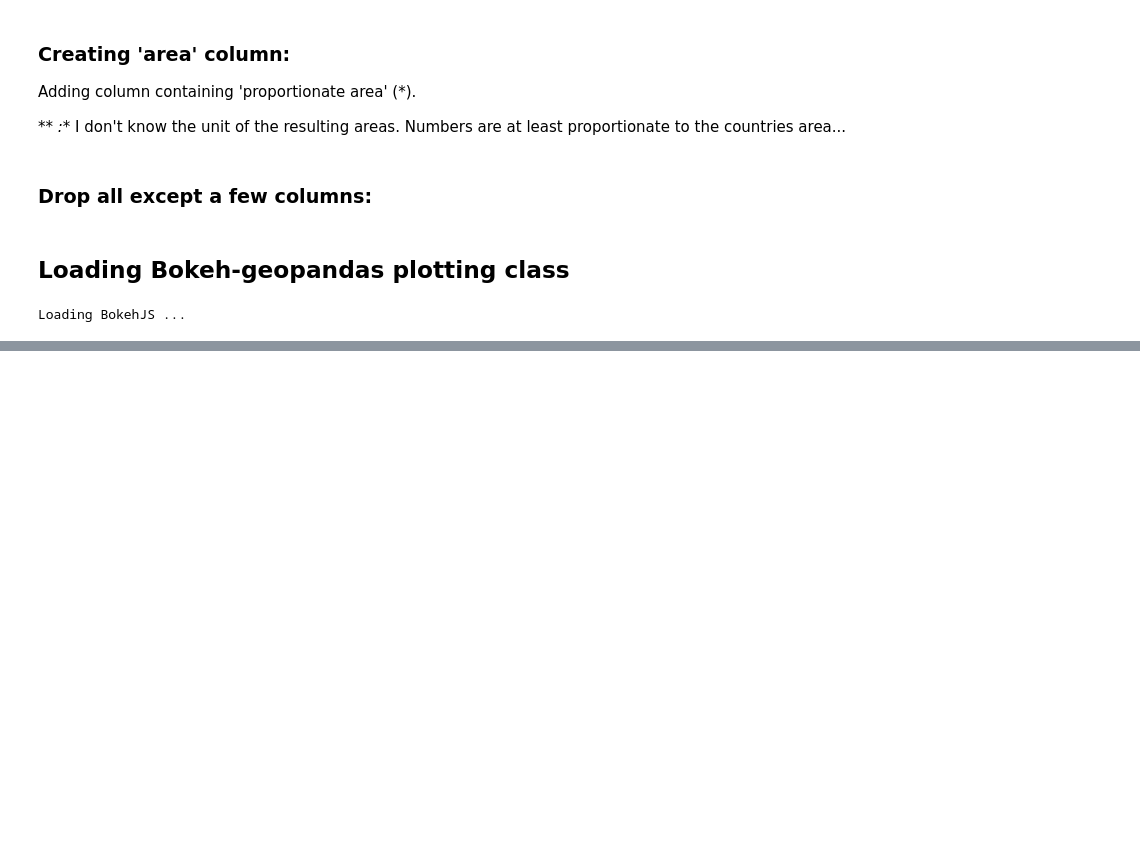
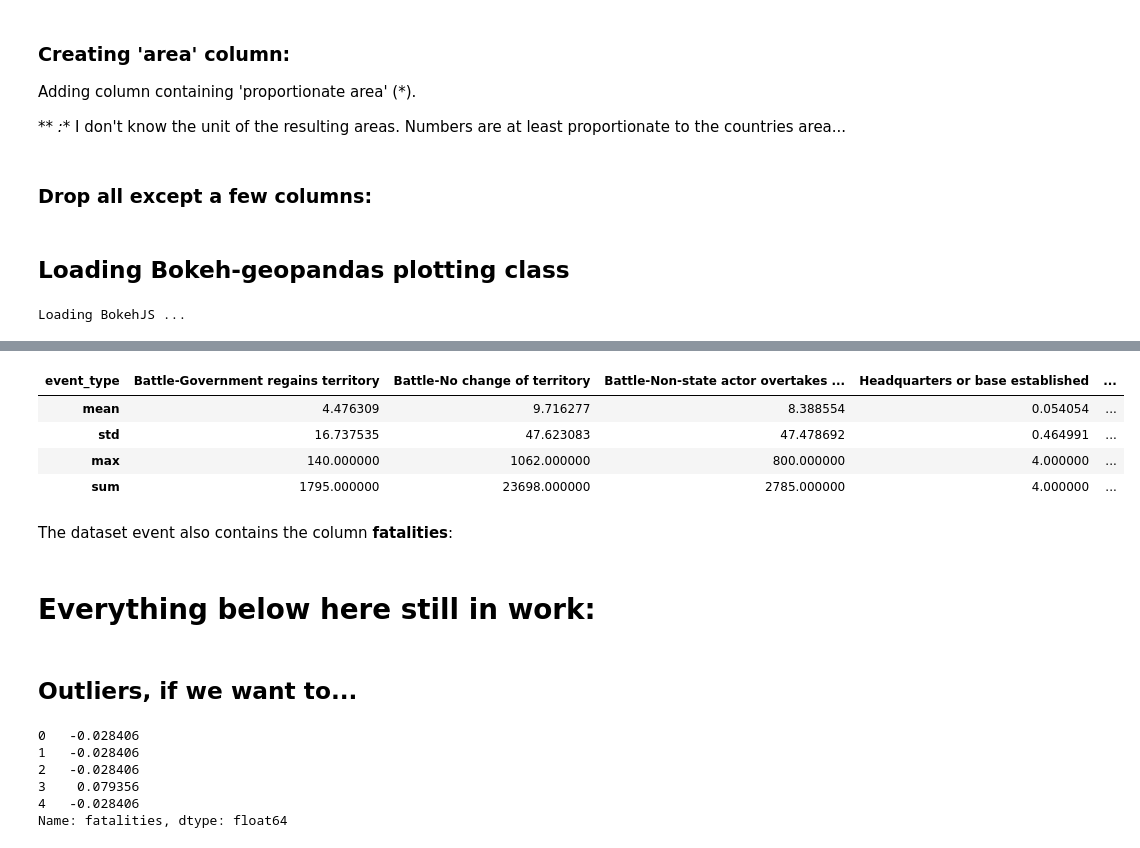
Before and after one commit to danielosen/DataScience, a Jupyter notebook: project/examples/Midterm notebook - ACLED (DRAFT).ipynb, the cells around one changed output, grey strips where cells are left out. Saved outputs shown, nothing was run; the diff lists cells and outputs as text; code cells hidden in the pictures; blank space fills up the shorter version.

Commit message:
Still draft mode, but with some updates to midterm notebook

```diff
--- a/project/examples/Midterm notebook - ACLED (DRAFT).ipynb
+++ b/project/examples/Midterm notebook - ACLED (DRAFT).ipynb
@@ -128,0 +182,22 @@ Name: event_type, dtype: int64
+# %%
+df_p_fat = df.pivot_table(index='event_date',
+                              columns='event_type',
+                              values='fatalities',
+                              aggfunc=np.sum) # This time we add (instead of count)
+
+stats = df_p_fat.describe().loc[['mean', 'std', 'max']]
+# Adding total:
+stats = stats.append(pd.Series(df_p_fat.sum(), name='sum', dtype='int'))
+stats
+# %% [output]
+| event_type | Battle-Government regains territory | Battle-No change of territory | Battle-Non-state actor overtakes ... | Headquarters or base established | ... |
+| mean | 4.476309 | 9.716277 | 8.388554 | 0.054054 | ... |
+| std | 16.737535 | 47.623083 | 47.478692 | 0.464991 | ... |
+| max | 140.000000 | 1062.000000 | 800.000000 | 4.000000 | ... |
+| sum | 1795.000000 | 23698.000000 | 2785.000000 | 4.000000 | ... |
+# %% [markdown]
+The dataset event also contains the column **fatalities**:
+# %% [markdown]
+# Everything below here still in work:
+# %% [markdown]
+## Outliers, if we want to...
@@ -128,0 +207,11 @@ Name: event_type, dtype: int64
+# %%
+mu, sd = df['fatalities'].describe()[1:3]
+z_values = (df['fatalities']-mu)/sd
+z_values.head(5)
+# %% [output]
+0   -0.028406
+1   -0.028406
+2   -0.028406
+3    0.079356
+4   -0.028406
+Name: fatalities, dtype: float64
```
Also changed, not shown: parts of 40 cells of this notebook, 1 other file.
